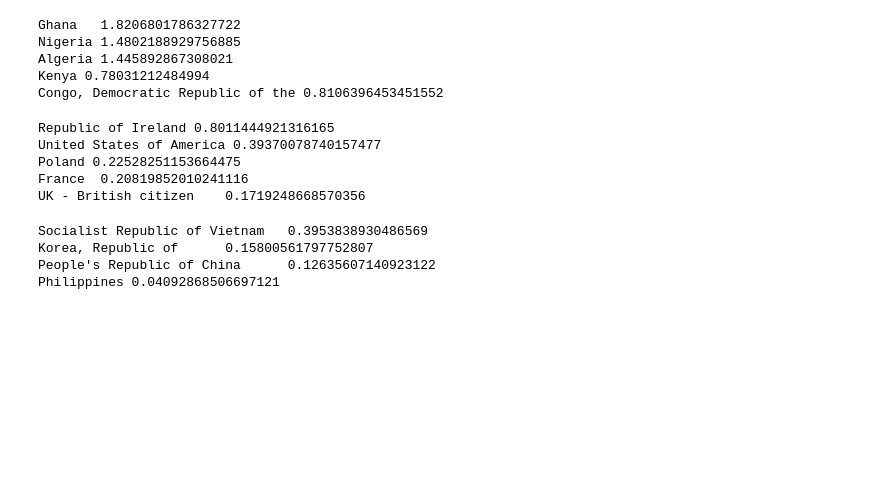
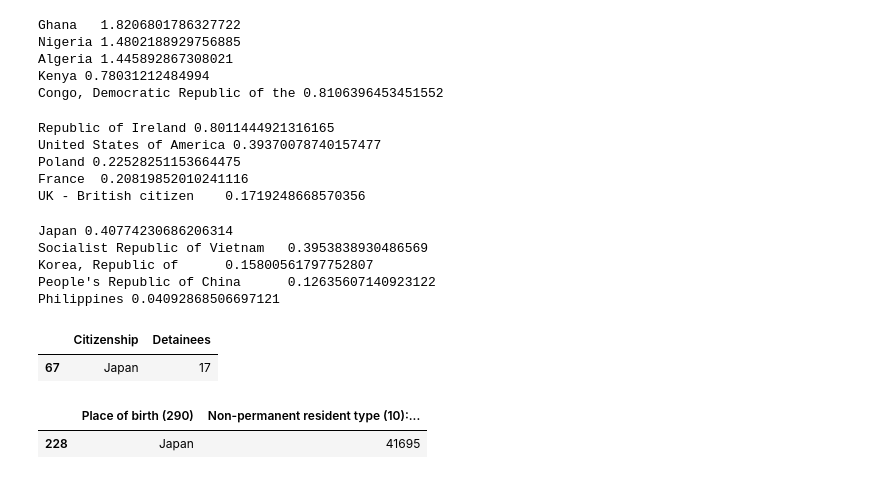
Before and after one commit to yrmo/gcinfo, a Jupyter notebook: detainees-by-country-of-citizenship-2024.ipynb, the cells around one changed output. Cells and saved outputs as stored; diff of their text form; code cells hidden in the pictures; blank space fills up the shorter version.

Commit message:
Add Japan to detainees by country of citizenship

```diff
--- a/detainees-by-country-of-citizenship-2024.ipynb
+++ b/detainees-by-country-of-citizenship-2024.ipynb
@@ -165,6 +165,7 @@ Venezuela,5
 Zambia,5
 Zimbabwe,10"""))
 df_detainees_2024 = df_detainees_2024.sort_values(by="Detainees", ascending=False)
+df_detainees_2024_original = df_detainees_2024
 df_detainees_2024
 # %% [output]
 |  | Citizenship | Detainees |
@@ -581,12 +583,24 @@ Poland 0.22528251153664475
 France  0.20819852010241116
 UK - British citizen    0.1719248668570356
 # %%
+print(f"Japan {(17 / 41693) * 1000}")
 print(f"Socialist Republic of Vietnam	{(80 / 202335) * 1000}")
 print(f"Korea, Republic of	{(27 / 170880) * 1000}")
 print(f"People's Republic of China	{(105 / 830985) * 1000}")
 print(f"Philippines {(31 / 757415) * 1000}")
 # %% [output]
+Japan 0.40774230686206314
 Socialist Republic of Vietnam   0.3953838930486569
 Korea, Republic of      0.15800561797752807
 People's Republic of China      0.12635607140923122
 Philippines 0.04092868506697121
+# %%
+df_detainees_2024_original[df_detainees_2024_original["Citizenship"] == "Japan"]
+# %% [output]
+|  | Citizenship | Detainees |
+| 67 | Japan | 17 |
+# %%
+df_birth_2021_canada_nations_clean_original[df_birth_2021_canada_nations_clean_original["Place of birth (290)"] == "Japan"]
+# %% [output]
+|  | Place of birth (290) | Non-permanent resident type (10):... |
+| 228 | Japan | 41695 |
```
Also changed, not shown: parts of 1 cell of this notebook.
